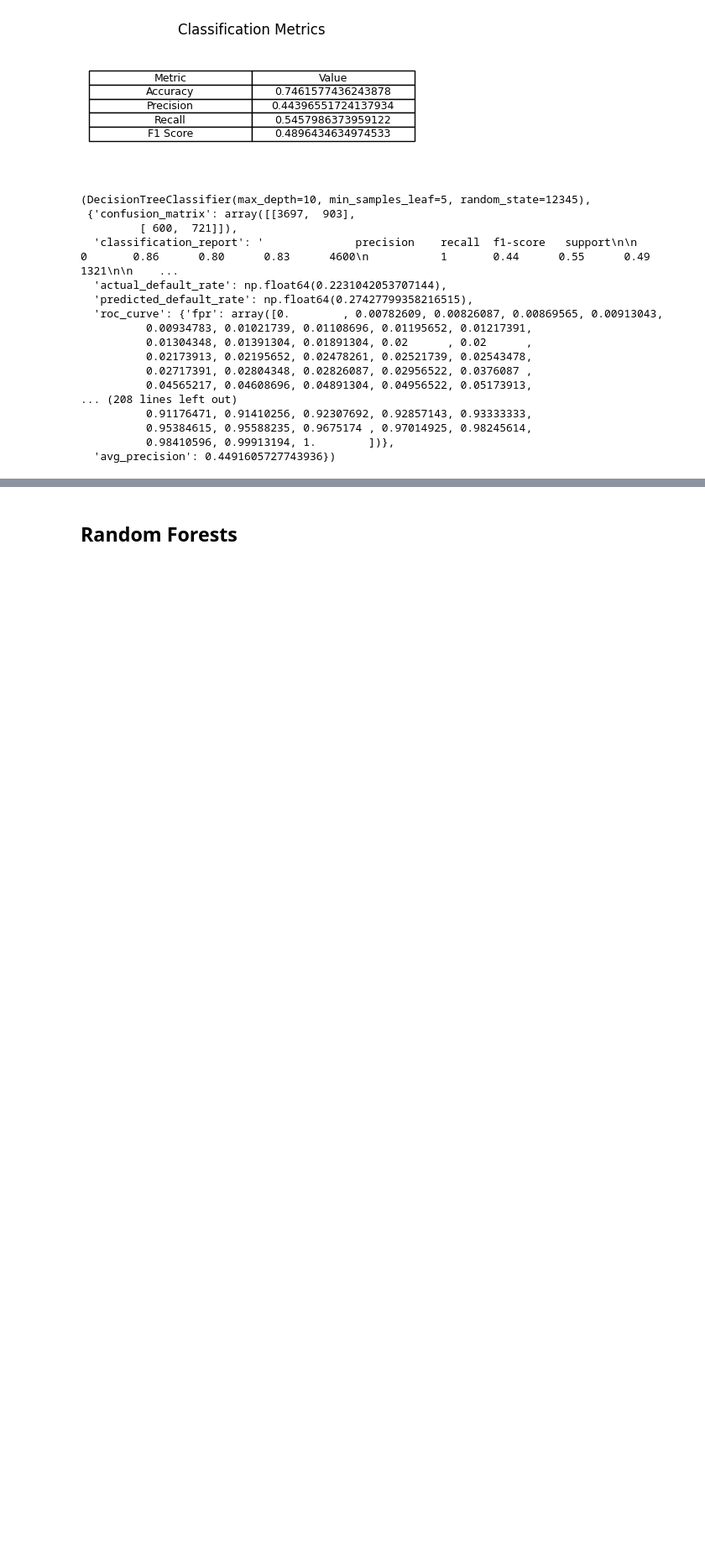
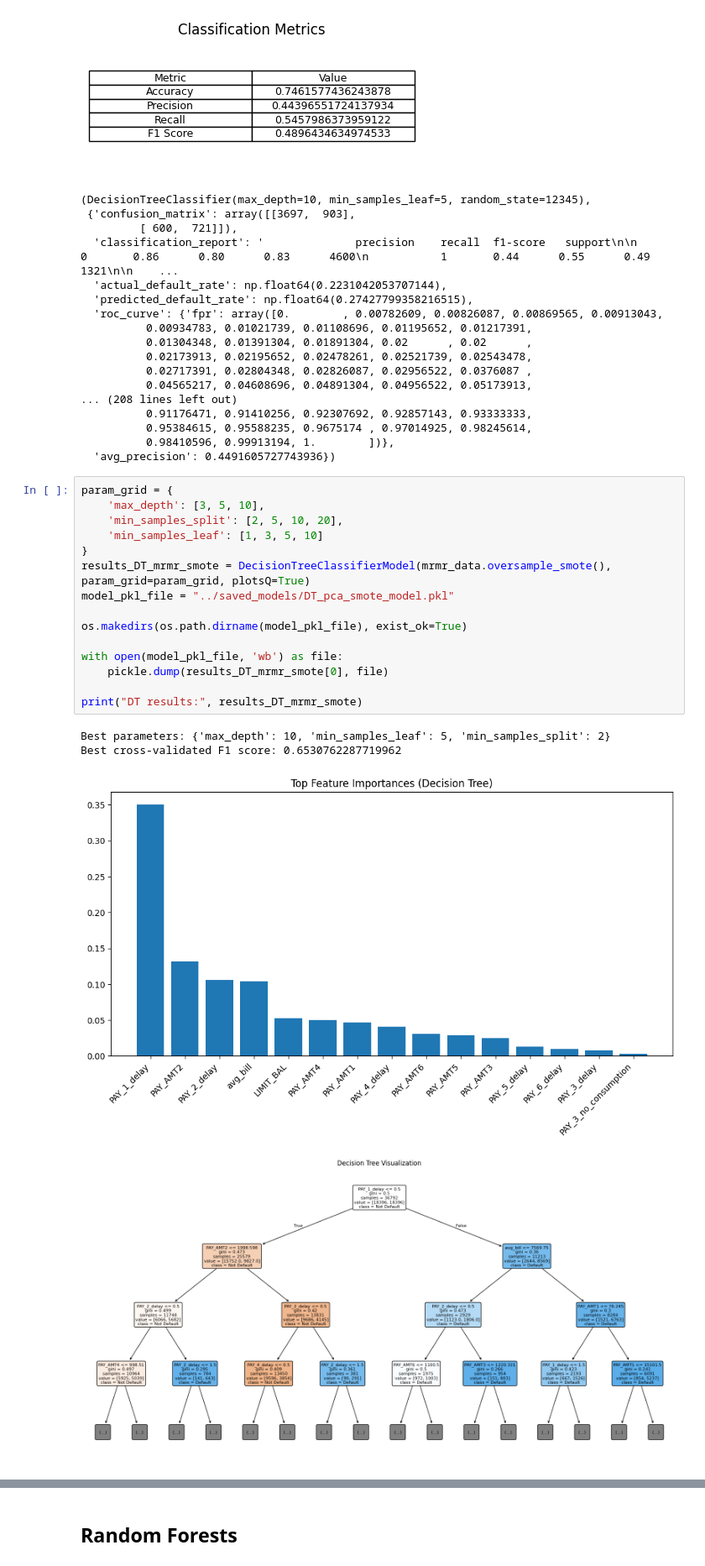
Before and after one commit to Roque97/DS-Project---Predicting-Default-of-Credit-Card-Clients-Taiwan-2005, a Jupyter notebook: notebooks/modeling.ipynb, the cells around one changed output, grey strips where cells are left out. Shown at 84% size. Cells and saved outputs as stored; diff of their text form; blank space fills up the shorter version.

```diff
--- a/notebooks/modeling.ipynb
+++ b/notebooks/modeling.ipynb
@@ -212,3 +244,23 @@ Best cross-validated F1 score: 0.6530762287719962
           0.95384615, 0.95588235, 0.9675174 , 0.97014925, 0.98245614,
           0.98410596, 0.99913194, 1.        ])},
   'avg_precision': 0.4491605727743936})
+# %%
+param_grid = {
+    'max_depth': [3, 5, 10],
+    'min_samples_split': [2, 5, 10, 20],
+    'min_samples_leaf': [1, 3, 5, 10]
+}
+results_DT_mrmr_smote = DecisionTreeClassifierModel(mrmr_data.oversample_smote(), param_grid=param_grid, plotsQ=True)
+model_pkl_file = "../saved_models/DT_pca_smote_model.pkl"
+
+os.makedirs(os.path.dirname(model_pkl_file), exist_ok=True)
+
+with open(model_pkl_file, 'wb') as file:
+    pickle.dump(results_DT_mrmr_smote[0], file)
+
+print("DT results:", results_DT_mrmr_smote)
+# %% [output]
+Best parameters: {'max_depth': 10, 'min_samples_leaf': 5, 'min_samples_split': 2}
+Best cross-validated F1 score: 0.6530762287719962
+[figure, added]
+[figure, added]
```
Also changed, not shown: parts of 8 cells of this notebook, 13 other files.
